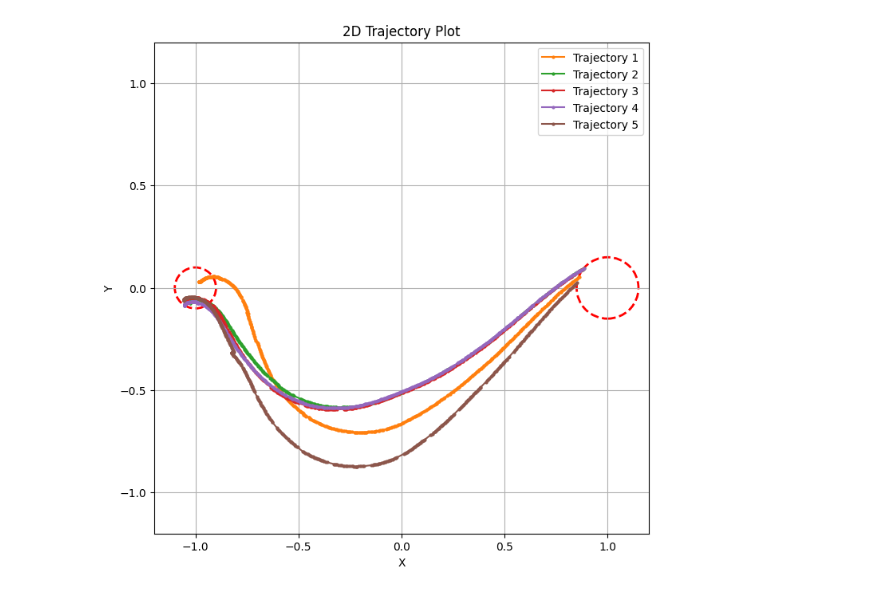
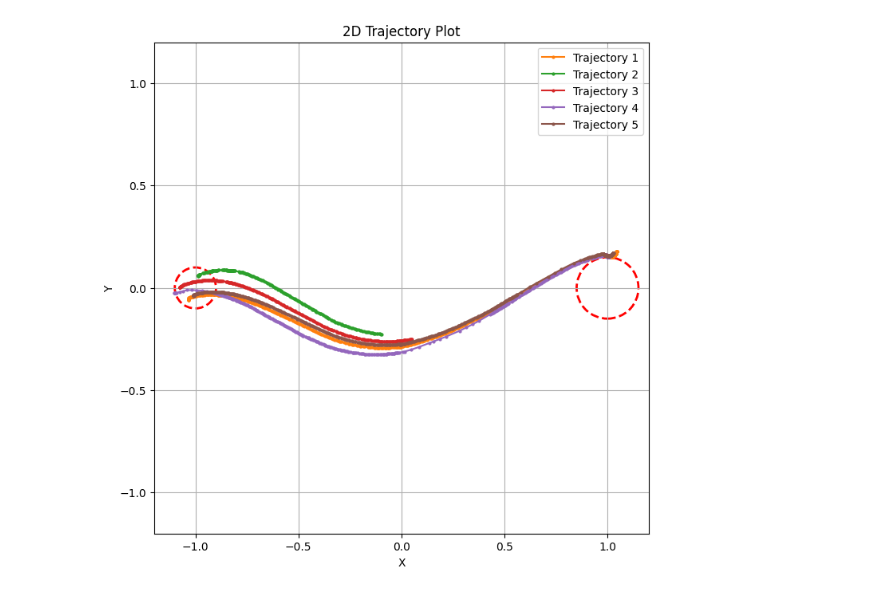
Before and after one commit to turcato-niccolo/test_turtlebot, a Jupyter notebook: results_gazebo.ipynb, the cells around one changed output. Saved outputs shown, nothing was run; the diff lists cells and outputs as text; code cells hidden in the pictures.

```diff
--- a/results_gazebo.ipynb
+++ b/results_gazebo.ipynb
@@ -112,32 +112,32 @@ plot_evaluation_results(file_paths[2:3], smooth_length=1)
 plt.figure(figsize=(8, 8))
 
 
 for i in range(1, 6):
-        data = np.load(f'./results/trajectory_ExpD3_64_128_2_{i}.npz')
+        data = np.load(f'./trajectories/trajectory_ExpD3_64_128_2_4_{i}.npz')
         pose = data['Trajectory']
         x = pose[:, 0]
         y = pose[:, 1]
         plt.plot(x, y, label=f'Trajectory {i}', marker='o', markersize=2, color=f'C{i}')  # Plot each trajectory
 
 
 # Plot the circle
 circle = plt.Circle((-1, 0), 0.1, color='r', fill=False, linewidth=2, linestyle='--')  # Circle with center (-0.9, 0) and radius 0.1
 plt.gca().add_patch(circle)
 
 # Plot the circle
 circle = plt.Circle((1, 0), 0.15, color='r', fill=False, linewidth=2, linestyle='--')  # Circle with center (1, 0) and radius 0.15
 plt.gca().add_patch(circle)
 
 # Add labels and title
 plt.xlabel('X')
 plt.ylabel('Y')
 plt.title('2D Trajectory Plot')
 plt.grid(True)
 plt.legend()
 plt.xlim(-1.2, 1.2)
 plt.ylim(-1.2, 1.2)
 
 # Show the plot
 plt.show()
 # %% [output]
-[figure, old version]
+[figure, new version]
```
Also changed, not shown: parts of 1 cell of this notebook, 41 other files.
